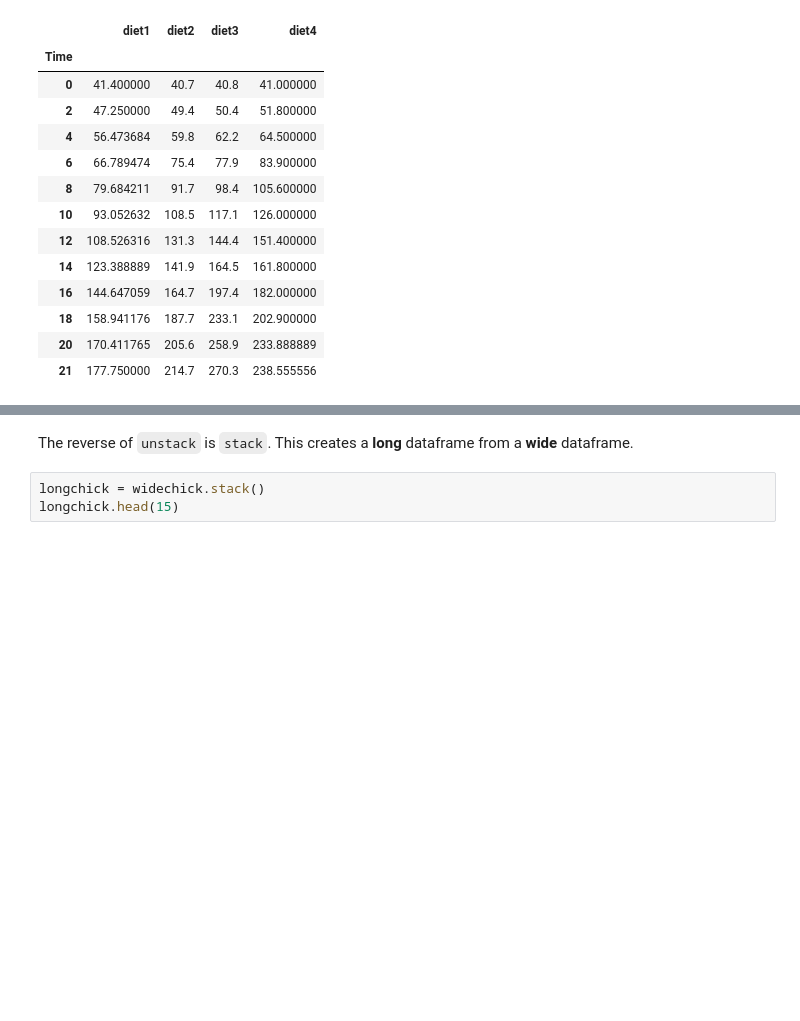
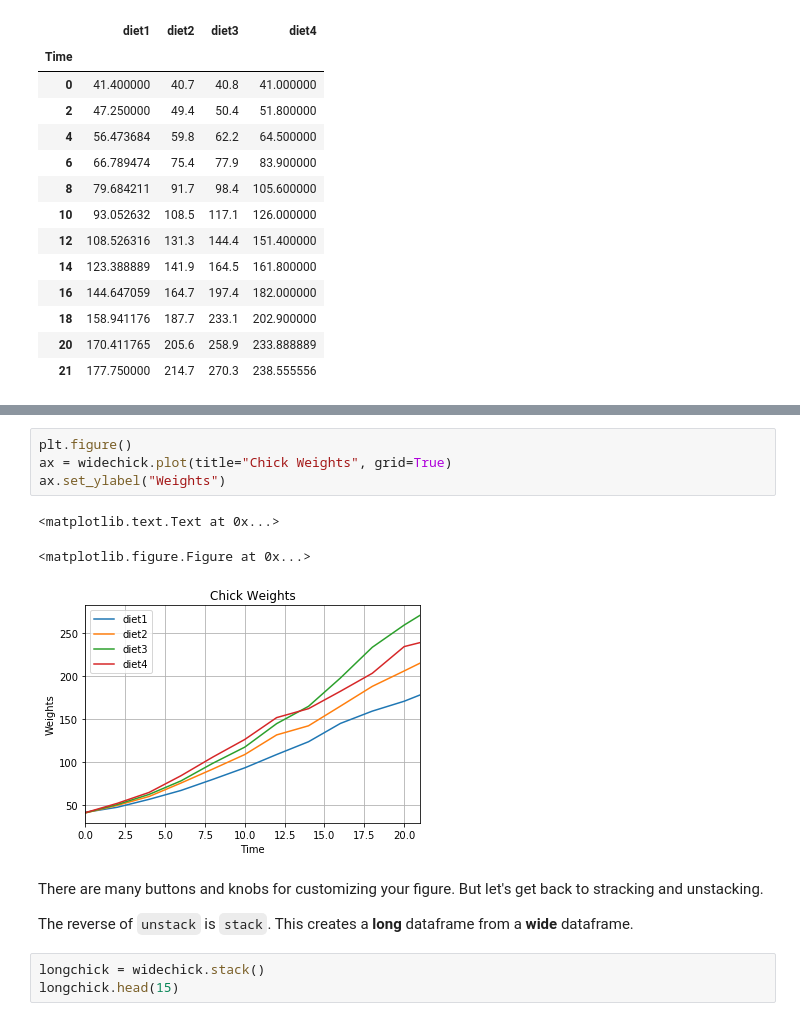
Before and after one commit to lacounty-isab/workshops, a Jupyter notebook: ds/python/PythonWorkshop05.ipynb, the cells around one changed output, grey strips where cells are left out. Drawn from its saved outputs; the diff is of its cells as text; blank space fills up the shorter version.

```diff
--- a/ds/python/PythonWorkshop05.ipynb
+++ b/ds/python/PythonWorkshop05.ipynb
@@ -146,4 +199,15 @@ widechick
+# %%
+plt.figure()
+ax = widechick.plot(title="Chick Weights", grid=True)
+ax.set_ylabel("Weights")
+# %% [output]
+<matplotlib.text.Text at 0x...>
+<matplotlib.figure.Figure at 0x...>
+[figure, added]
 # %% [markdown]
+There are many buttons and knobs for customizing your figure.
+But let's get back to stracking and unstacking.
+
 The reverse of `unstack` is `stack`.  This creates a **long**
 dataframe from a **wide** dataframe.
 # %%
```
Also changed, not shown: parts of 6 cells of this notebook, 1 other file.
